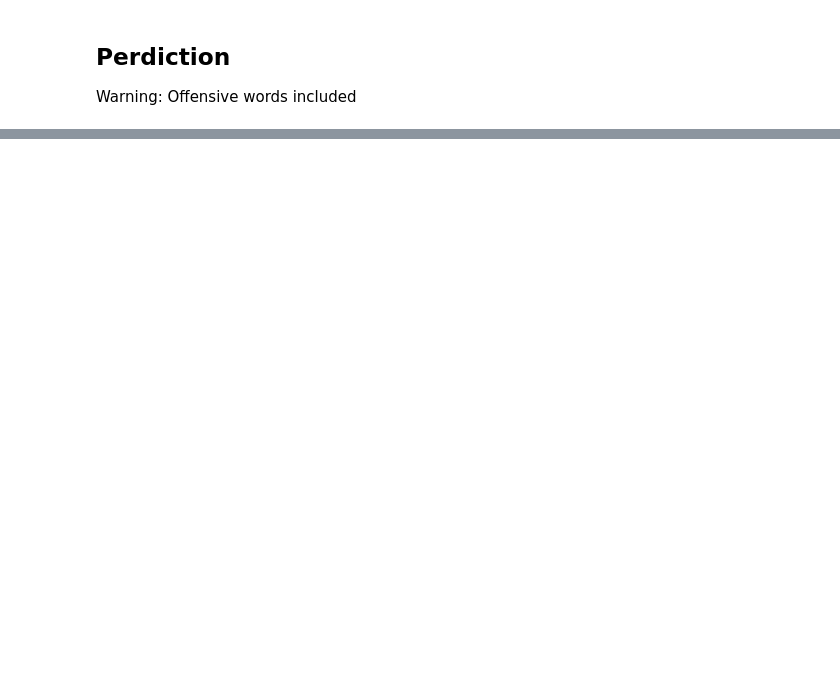
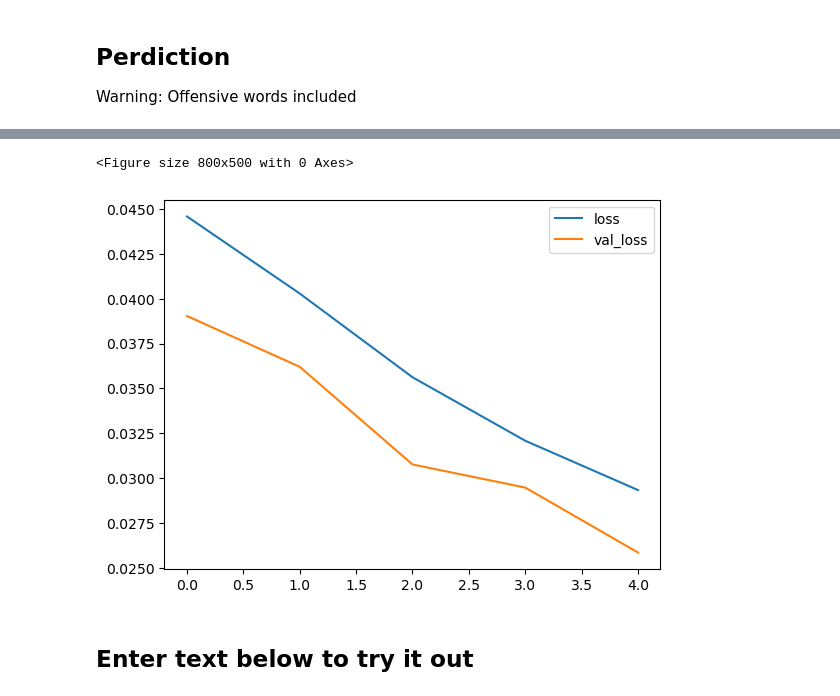
Before and after one commit to Paraworks/SC1015-mini-project-detecting_toxic_comments, a Jupyter notebook: mini_proj.ipynb, the cells around one changed output, grey strips where cells are left out. Saved outputs shown, nothing was run; the diff lists cells and outputs as text; code cells hidden in the pictures; blank space fills up the shorter version.

```diff
--- a/mini_proj.ipynb
+++ b/mini_proj.ipynb
@@ -258,0 +578,4 @@ toxic: 1, Probability: 0.92
+# %%
+train = dataset.take(int(len(dataset)*.7))
+val = dataset.skip(int(len(dataset)*.7)).take(int(len(dataset)*.1))
+test = dataset.skip(int(len(dataset)*.8)).take(int(len(dataset)*.2))
@@ -258,0 +587,14 @@ toxic: 1, Probability: 0.92
+# %%
+model = Sequential()
+# Create the embedding layer
+model.add(Embedding(MAX_WORDS+1, 32)) # +1 just in case, there are too many unique words
+# Bidirectional LSTM Layer
+model.add(Bidirectional(LSTM(32, activation='tanh')))
+# Feature extractor Fully connected layers
+model.add(Dense(128, activation='relu'))
+model.add(Dense(256, activation='relu'))
+model.add(Dense(128, activation='relu'))
+# Final layer
+model.add(Dense(6, activation='sigmoid'))
+# %%
+model.compile(loss='BinaryCrossentropy', optimizer='Adam')
@@ -258,0 +621,2 @@ toxic: 1, Probability: 0.92
+# %%
+history = model.fit(train, epochs=5, validation_data=val) #You can try to change the epoch value for more accurate results but it will take longer
@@ -258,0 +634,9 @@ toxic: 1, Probability: 0.92
+# %%
+plt.figure(figsize=(8,5))
+pd.DataFrame(history.history).plot()
+plt.show()
+# %% [output]
+<Figure size 800x500 with 0 Axes>
+[figure, added]
+# %% [markdown]
+## Enter text below to try it out
```
Also changed, not shown: parts of 56 cells of this notebook.
